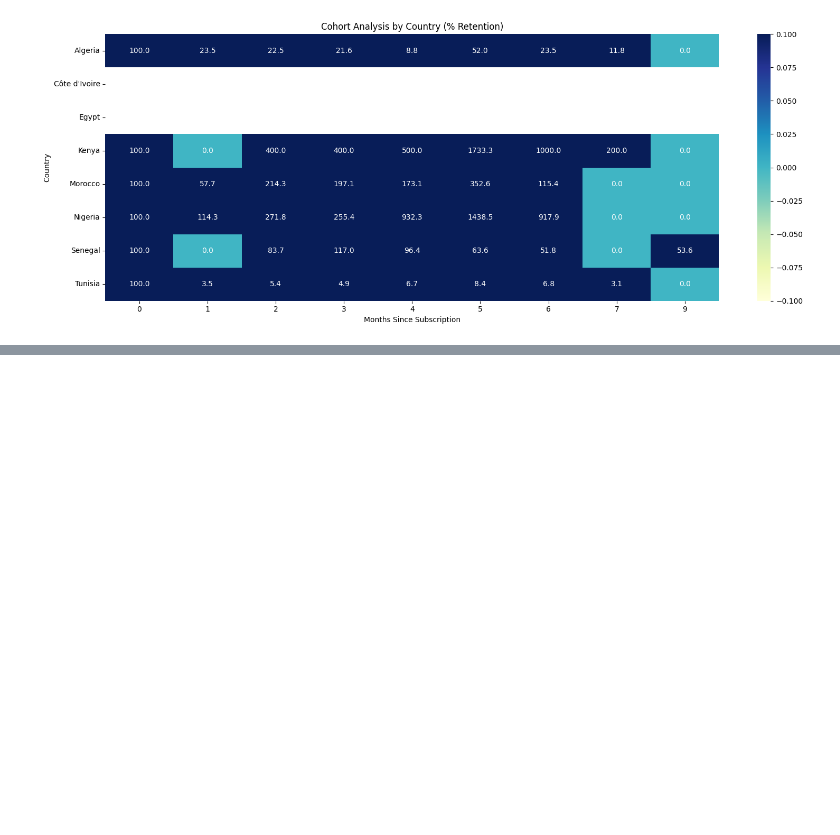
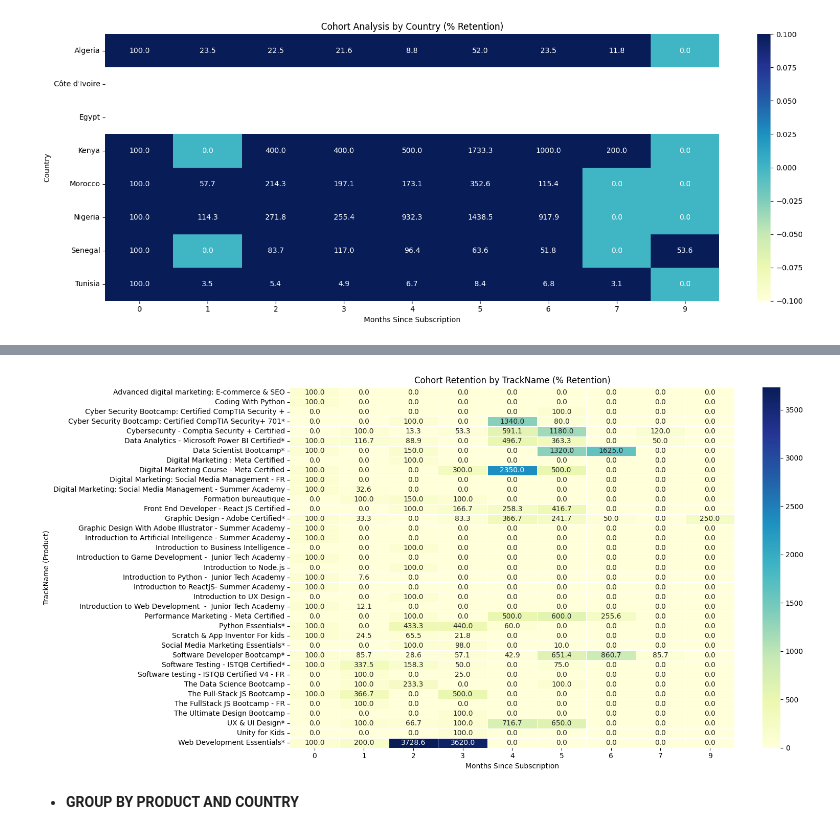
Before and after one commit to MayyaraHY/gomycode-etl-graph-dashboard, a Jupyter notebook: etl_task.ipynb, the cells around one changed output, grey strips where cells are left out. Saved outputs shown, nothing was run; the diff lists cells and outputs as text; code cells hidden in the pictures; blank space fills up the shorter version.

```diff
--- a/etl_task.ipynb
+++ b/etl_task.ipynb
@@ -472,0 +667,32 @@ plt.show()
+# %%
+grouped_by_product = (
+    df_cleaned
+    .groupby(['TrackName', 'subscription_start_month', 'cohort_index'], observed=True)
+    .agg(n_students=('Student', 'count'))
+    .reset_index()
+)
+
+cohort_matrix_product = grouped_by_product.pivot_table(
+    index='TrackName',
+    columns='cohort_index',
+    values='n_students',
+    fill_value=0
+)
+# %%
+retention_matrix_product = {}
+
+for track in cohort_matrix_product.index:
+    row = cohort_matrix_product.loc[track]
+    first_non_zero_index = row[row > 0].index.min()
+    if pd.isna(first_non_zero_index):
+        continue
+    shifted_row = row.loc[first_non_zero_index:]
+    base = shifted_row.iloc[0]
+    retention = (shifted_row / base) * 100
+    retention_matrix_product[track] = retention
+
+retention_matrix_product = pd.DataFrame(retention_matrix_product).T.fillna(0)
+retention_matrix_product.columns = retention_matrix_product.columns.astype(int)
+retention_matrix_product = retention_matrix_product.sort_index(axis=1)
+
+retention_matrix_product
@@ -472,0 +717,12 @@ plt.show()
+# %%
+plt.figure(figsize=(16, 8))
+sns.heatmap(retention_matrix_product, annot=True, fmt=".1f", cmap='YlGnBu', linewidths=0.5)
+plt.title('Cohort Retention by TrackName (% Retention)')
+plt.xlabel('Months Since Subscription')
+plt.ylabel('TrackName (Product)')
+plt.tight_layout()
+plt.show()
+# %% [output]
+[figure, added]
+# %% [markdown]
+* **GROUP BY PRODUCT AND COUNTRY**
```
Also changed, not shown: parts of 54 cells of this notebook.
